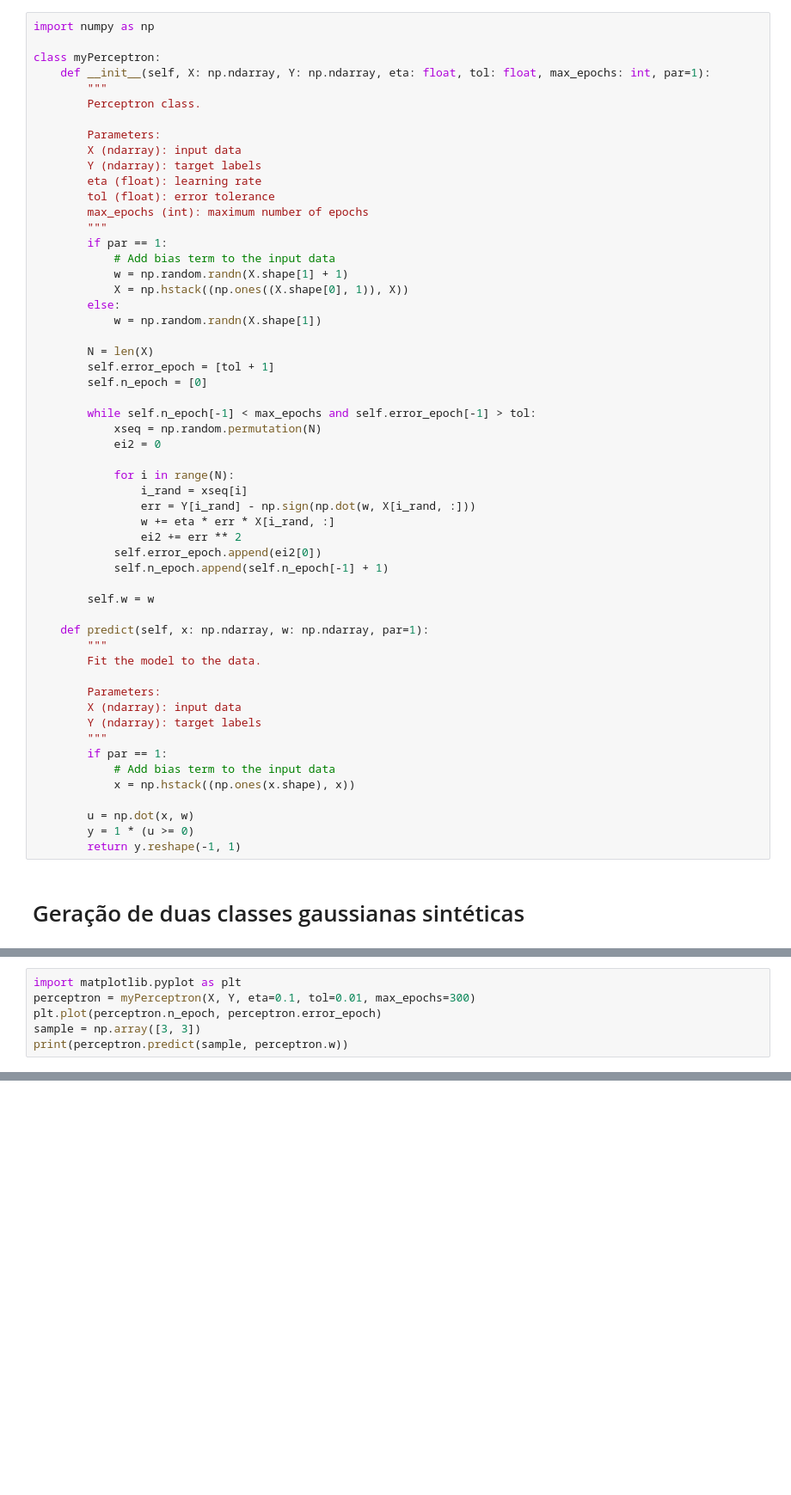
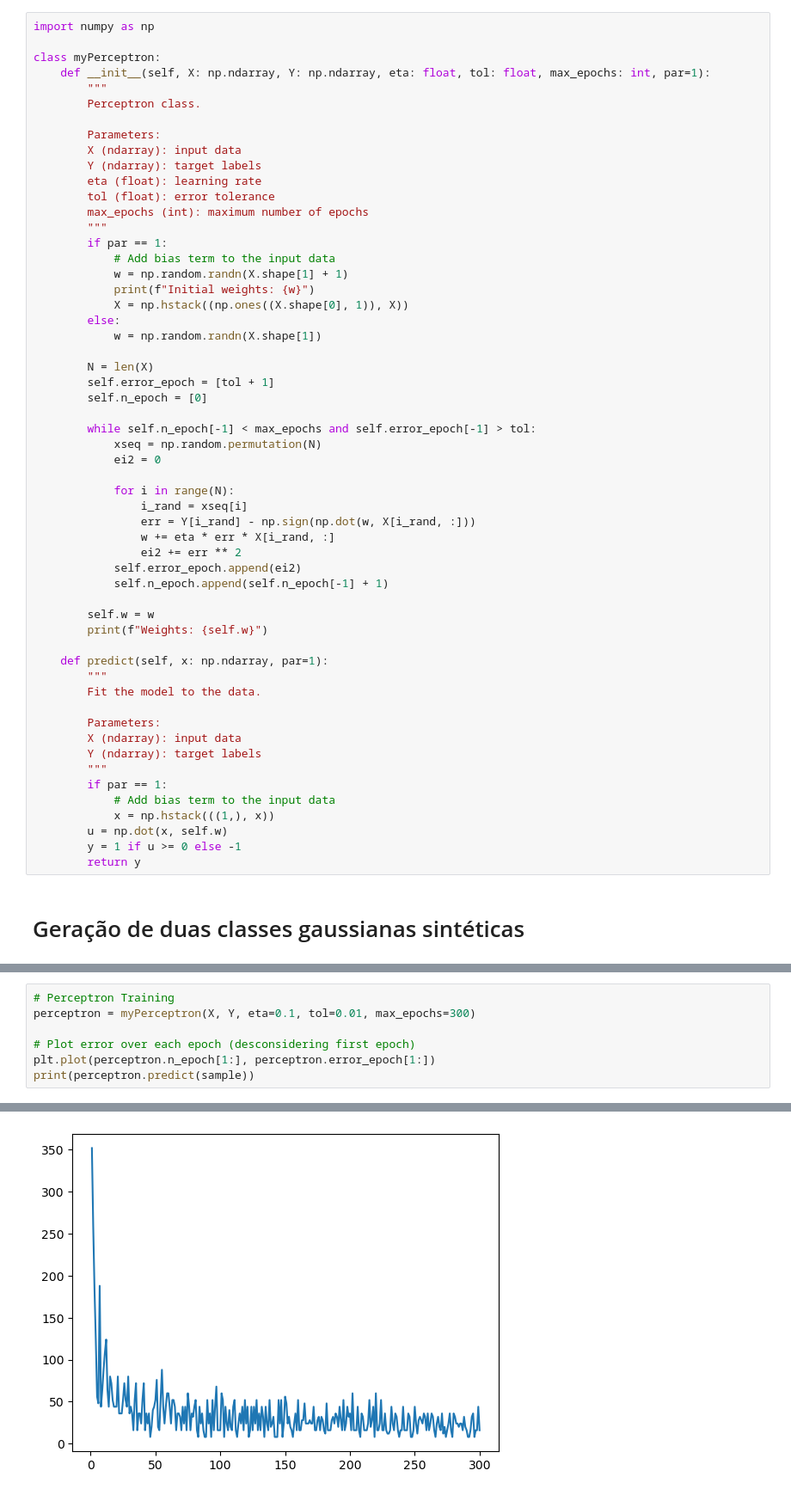
Before and after one commit to muzzidiogo/reconhecimento_de_padroes, a Jupyter notebook: perceptron.ipynb, the cells around one changed output, grey strips where cells are left out. Shown at 86% size. Saved outputs shown, nothing was run; the diff lists cells and outputs as text; blank space fills up the shorter version.

```diff
--- a/perceptron.ipynb
+++ b/perceptron.ipynb
@@ -20,6 +20,7 @@ class myPerceptron:
         if par == 1:
             # Add bias term to the input data
             w = np.random.randn(X.shape[1] + 1)
+            print(f"Initial weights: {w}")
             X = np.hstack((np.ones((X.shape[0], 1)), X))
         else:
             w = np.random.randn(X.shape[1])
@@ -37,12 +38,13 @@ class myPerceptron:
                 err = Y[i_rand] - np.sign(np.dot(w, X[i_rand, :]))
                 w += eta * err * X[i_rand, :]
                 ei2 += err ** 2
-            self.error_epoch.append(ei2[0])
+            self.error_epoch.append(ei2)
             self.n_epoch.append(self.n_epoch[-1] + 1)
 
         self.w = w
+        print(f"Weights: {self.w}")
 
-    def predict(self, x: np.ndarray, w: np.ndarray, par=1):
+    def predict(self, x: np.ndarray, par=1):
         """
         Fit the model to the data.
 
@@ -52,11 +54,10 @@ class myPerceptron:
         """
         if par == 1:
             # Add bias term to the input data
-            x = np.hstack((np.ones(x.shape), x))
-
-        u = np.dot(x, w)
-        y = 1 * (u >= 0)
-        return y.reshape(-1, 1)
+            x = np.hstack(((1,), x))
+        u = np.dot(x, self.w)
+        y = 1 if u >= 0 else -1
+        return y
 # %% [markdown]
 # Geração de duas classes gaussianas sintéticas
 # %%
@@ -73,7 +77,8 @@ plt.scatter(X[100:, 0], X[100:, 1], c='r')
 # %%
-import matplotlib.pyplot as plt
+# Perceptron Training
 perceptron = myPerceptron(X, Y, eta=0.1, tol=0.01, max_epochs=300)
-plt.plot(perceptron.n_epoch, perceptron.error_epoch)
-sample = np.array([3, 3])
-print(perceptron.predict(sample, perceptron.w))
+
+# Plot error over each epoch (desconsidering first epoch)
+plt.plot(perceptron.n_epoch[1:], perceptron.error_epoch[1:])
+print(perceptron.predict(sample))
 # %% [output]
@@ -80,0 +88 @@ TypeError: Cannot interpret '1' as a data type
+[figure, added]
```
Also changed, not shown: parts of 4 cells of this notebook.
